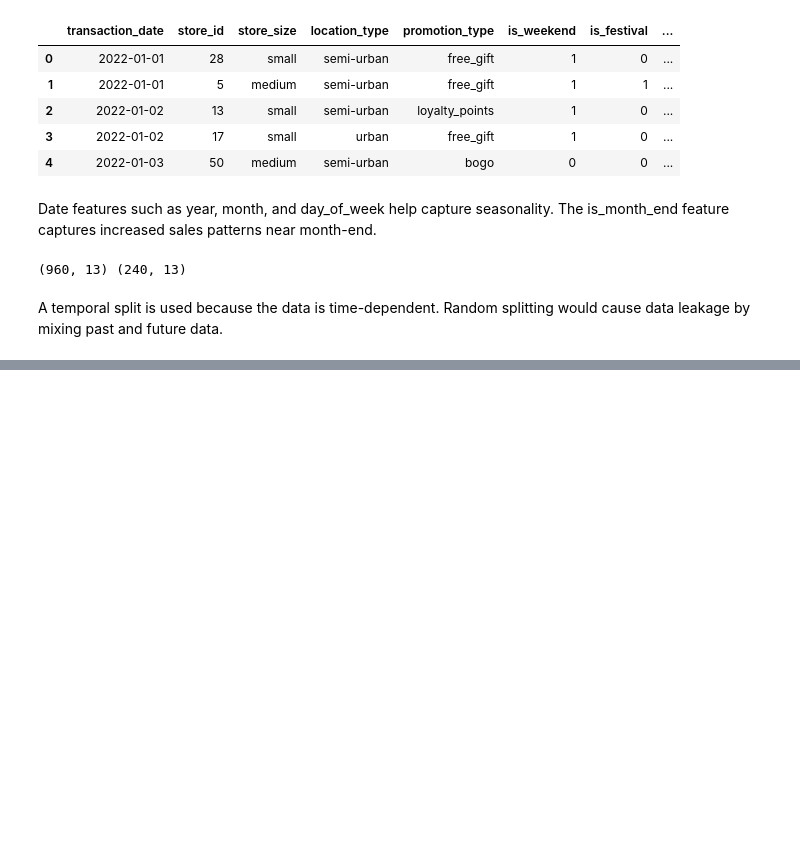
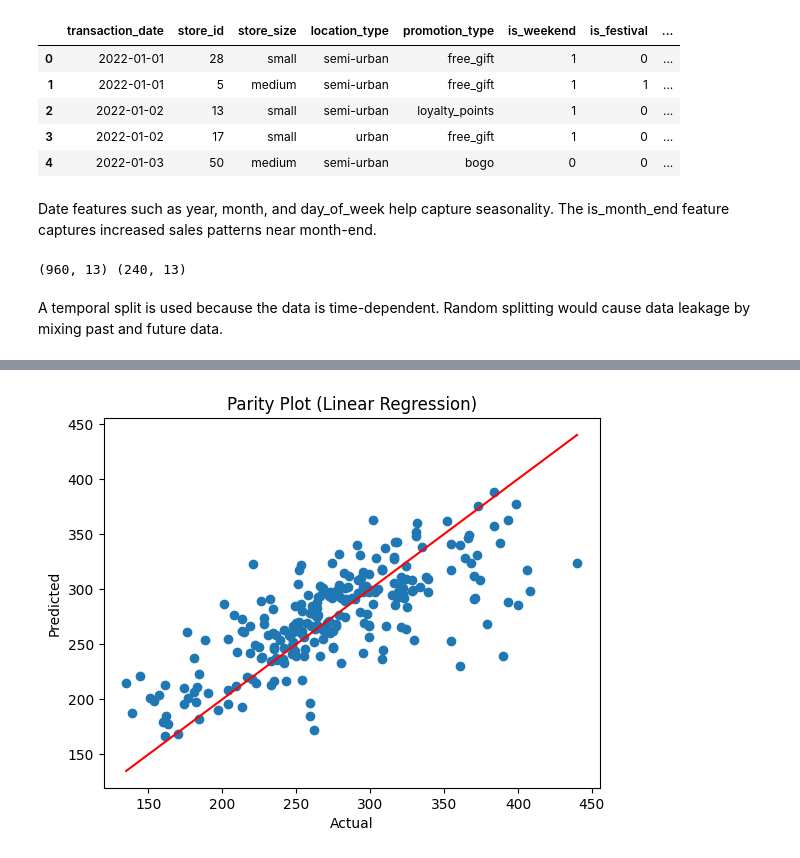
Before and after one commit to aditi1820/ml-assessment-aditi-gupta, a Jupyter notebook: part_a/q3_feature_engineering.ipynb, the cells around one changed output, grey strips where cells are left out. Cells and saved outputs as stored; diff of their text form; code cells hidden in the pictures; blank space fills up the shorter version.

```diff
--- a/part_a/q3_feature_engineering.ipynb
+++ b/part_a/q3_feature_engineering.ipynb
@@ -125,3 +140,19 @@ MAE: 34.55056944444445
+# %%
+# Parity plot for Linear Regression
+preds_lr = pipeline_lr.predict(X_test)
+
+plt.scatter(y_test, preds_lr)
+plt.xlabel("Actual")
+plt.ylabel("Predicted")
+plt.title("Parity Plot (Linear Regression)")
+
+plt.plot([y_test.min(), y_test.max()],
+         [y_test.min(), y_test.max()],
+         color='red')
+
+plt.show()
+# %% [output]
+[figure, added]
 # %%
 preds = pipeline_rf.predict(X_test)
 
```
Also changed, not shown: parts of 8 cells of this notebook, 2 other files.
